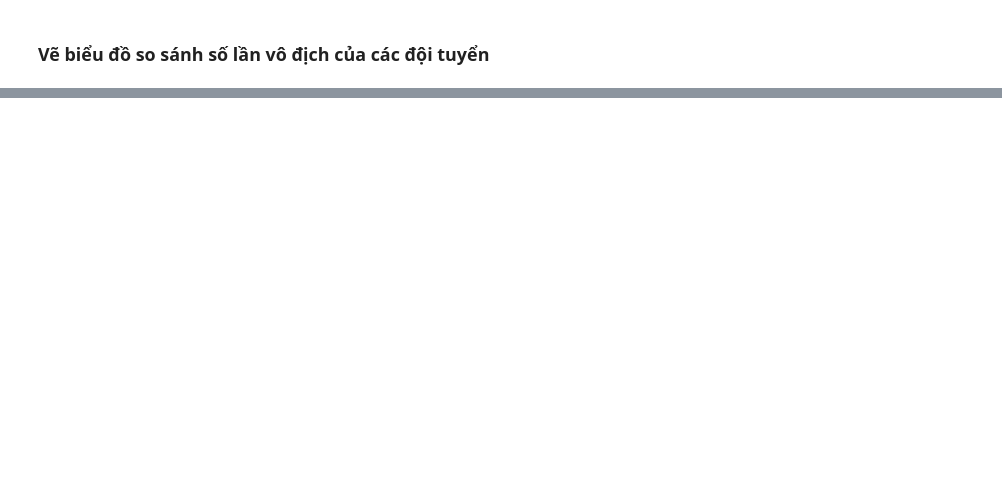
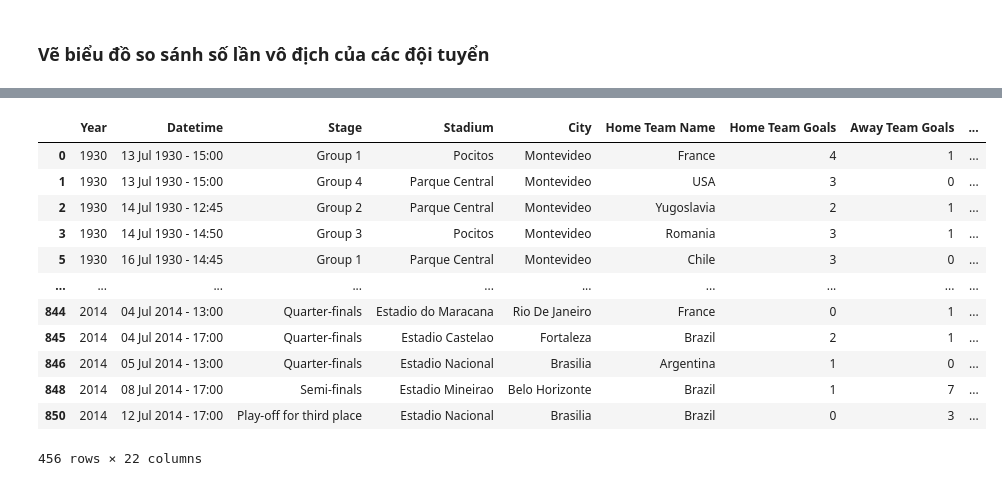
Before and after one commit to BIMSangDQ/BTVN, a Jupyter notebook: 221126_WorldCupMatches.ipynb, the cells around one changed output, grey strips where cells are left out. Drawn from its saved outputs; the diff is of its cells as text; code cells hidden in the pictures; blank space fills up the shorter version.

```diff
--- a/221126_WorldCupMatches.ipynb
+++ b/221126_WorldCupMatches.ipynb
@@ -170,0 +153,24 @@ plt.show()
+# %%
+Matches['Half-time Win'] = ""
+Matches['Match win'] = ""
+
+for i in range(0,Matches['Stage'].count(),1):
+    if (Matches['Half-time Home Goals'].iloc[i] > Matches['Half-time Away Goals'].iloc[i]):
+        Matches['Half-time Win'].iloc[i] = Matches['Home Team Name'].iloc[i]
+    elif (Matches['Half-time Home Goals'].iloc[i] < Matches['Half-time Away Goals'].iloc[i]):
+        Matches['Half-time Win'].iloc[i] = Matches['Away Team Name'].iloc[i]
+    else:
+        Matches['Half-time Win'].iloc[i] = '-'
+
+    if (Matches['Home Team Goals'].iloc[i] > Matches['Away Team Goals'].iloc[i]):
+        Matches['Match win'].iloc[i] = Matches['Home Team Name'].iloc[i]
+    elif (Matches['Home Team Goals'].iloc[i] < Matches['Away Team Goals'].iloc[i]):
+        Matches['Match win'].iloc[i] = Matches['Away Team Name'].iloc[i]
+    else:
+        hometeam = Matches['Home Team Name'].iloc[i]
+        if (Matches['Win conditions'].str.contains(hometeam).iloc[i]):
+            Matches['Match win'].iloc[i] = Matches['Home Team Name'].iloc[i]
+        else:
+            Matches['Match win'].iloc[i] = Matches['Away Team Name'].iloc[i]
+
+Matches
@@ -170,0 +208,17 @@ plt.show()
+# %%
+MatchesResult = Matches[~Matches['Half-time Win'].str.contains('-')]
+MatchesResult
+# %% [output]
+|  | Year | Datetime | Stage | Stadium | City | Home Team Name | Home Team Goals | Away Team Goals | ... |
+| 0 | 1930 | 13 Jul 1930 - 15:00 | Group 1 | Pocitos | Montevideo | France | 4 | 1 | ... |
+| 1 | 1930 | 13 Jul 1930 - 15:00 | Group 4 | Parque Central | Montevideo | USA | 3 | 0 | ... |
+| 2 | 1930 | 14 Jul 1930 - 12:45 | Group 2 | Parque Central | Montevideo | Yugoslavia | 2 | 1 | ... |
+| 3 | 1930 | 14 Jul 1930 - 14:50 | Group 3 | Pocitos | Montevideo | Romania | 3 | 1 | ... |
+| 5 | 1930 | 16 Jul 1930 - 14:45 | Group 1 | Parque Central | Montevideo | Chile | 3 | 0 | ... |
+| ... | ... | ... | ... | ... | ... | ... | ... | ... | ... |
+| 844 | 2014 | 04 Jul 2014 - 13:00 | Quarter-finals | Estadio do Maracana | Rio De Janeiro | France | 0 | 1 | ... |
+| 845 | 2014 | 04 Jul 2014 - 17:00 | Quarter-finals | Estadio Castelao | Fortaleza | Brazil | 2 | 1 | ... |
+| 846 | 2014 | 05 Jul 2014 - 13:00 | Quarter-finals | Estadio Nacional | Brasilia | Argentina | 1 | 0 | ... |
+| 848 | 2014 | 08 Jul 2014 - 17:00 | Semi-finals | Estadio Mineirao | Belo Horizonte | Brazil | 1 | 7 | ... |
+| 850 | 2014 | 12 Jul 2014 - 17:00 | Play-off for third place | Estadio Nacional | Brasilia | Brazil | 0 | 3 | ... |
+456 rows × 22 columns
```
Also changed, not shown: parts of 17 cells of this notebook, 5 other files.
